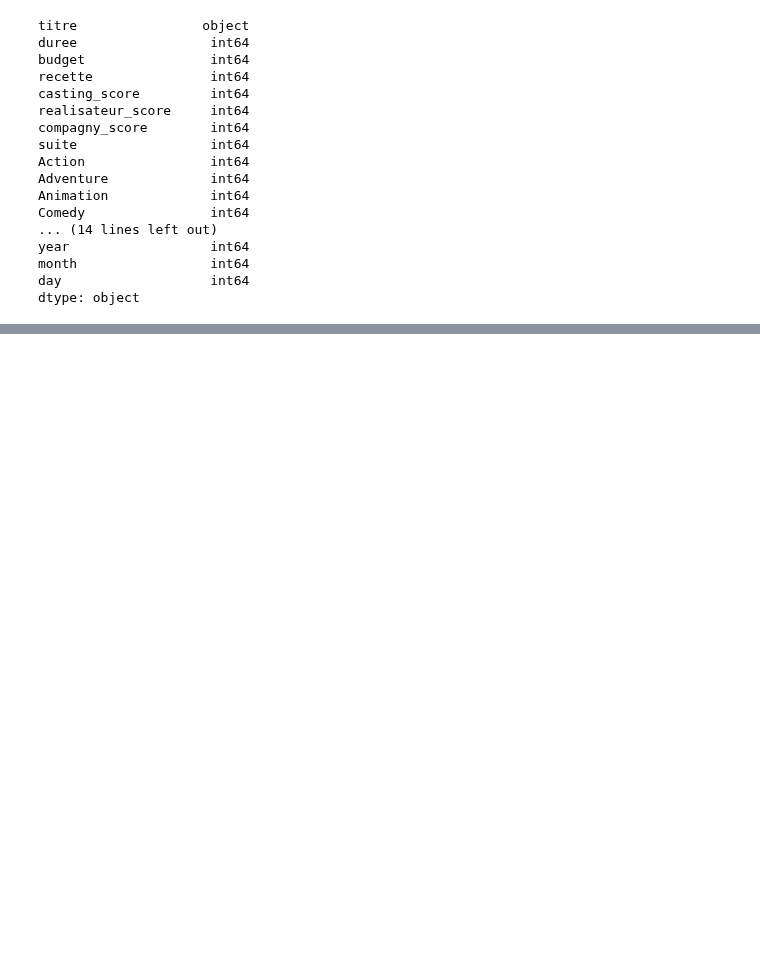
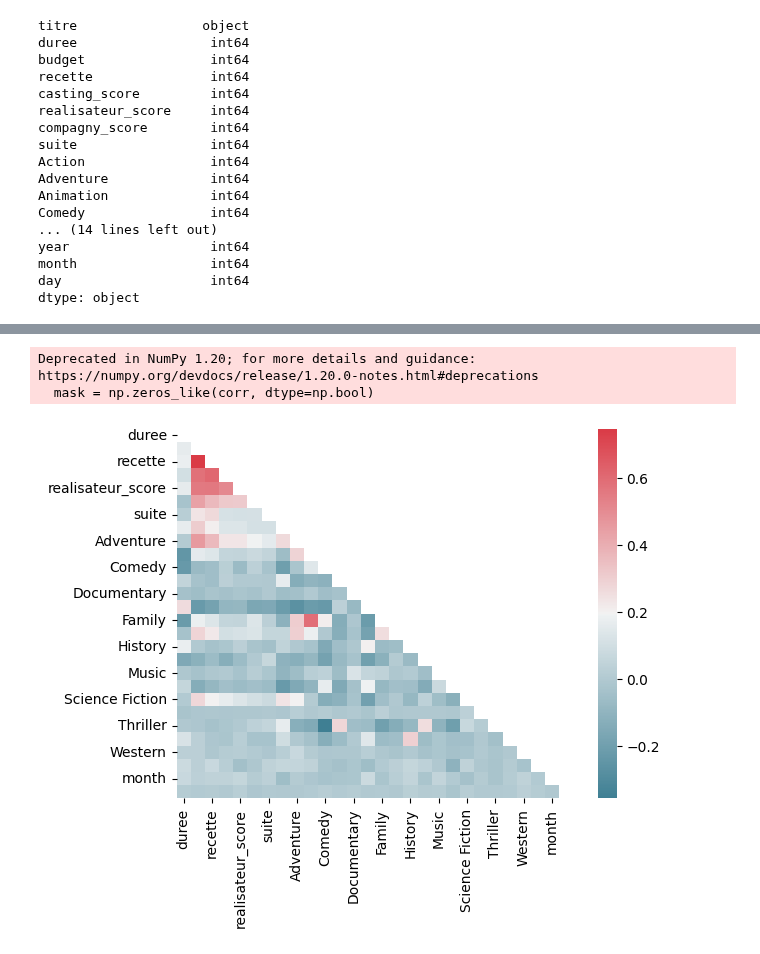
Before and after one commit to Keracles/MovieHype, a Jupyter notebook: models_noah/PCA_clustering_noah.ipynb, the cells around one changed output, grey strips where cells are left out. Drawn from its saved outputs; the diff is of its cells as text; code cells hidden in the pictures; blank space fills up the shorter version.

```diff
--- a/models_noah/PCA_clustering_noah.ipynb
+++ b/models_noah/PCA_clustering_noah.ipynb
@@ -25,7 +25,7 @@ from scipy.spatial.distance import pdist
 # %% [markdown]
 ### Import et transformation du dataset pour l'exploitation
 # %%
-df = pd.read_csv('data\provisoire.csv', index_col=0)
+df = pd.read_csv('..\data\provisoire.csv', index_col=0)
 df['date'] = pd.to_datetime(df['date'])
 df['year'] = df['date'].dt.year
 df['month'] = df['date'].dt.month
@@ -71,0 +86,14 @@ dtype: object
+# %%
+def plot_corr(corr):
+    # https://seaborn.pydata.org/examples/many_pairwise_correlations.html
+    # Generate a mask for the upper triangle
+    mask = np.zeros_like(corr, dtype=np.bool)
+    mask[np.triu_indices_from(mask)] = True
+
+    # Generate a custom diverging colormap
+    cmap = sns.diverging_palette(220, 10, as_cmap=True)
+
+    sns.heatmap(corr, mask=mask, cmap=cmap)
+# %%
+corr = df.corr()
+print(corr)
@@ -71,0 +118,6 @@ dtype: object
+# %%
+plot_corr(corr)
+# %% [output]
+Deprecated in NumPy 1.20; for more details and guidance: https://numpy.org/devdocs/release/1.20.0-notes.html#deprecations
+  mask = np.zeros_like(corr, dtype=np.bool)
+[figure, added]
```
Also changed, not shown: parts of 12 cells of this notebook, 1 other file.
